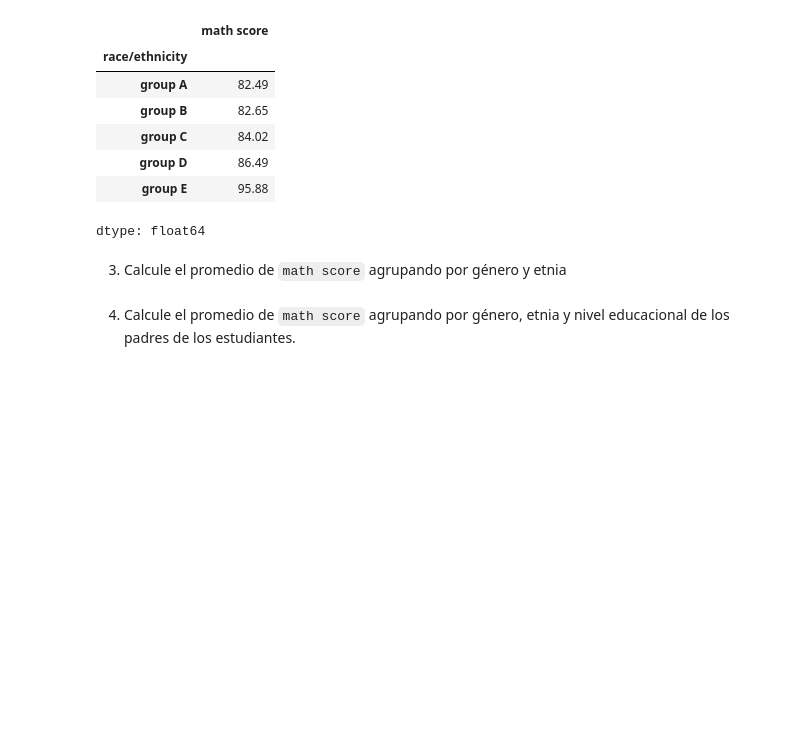
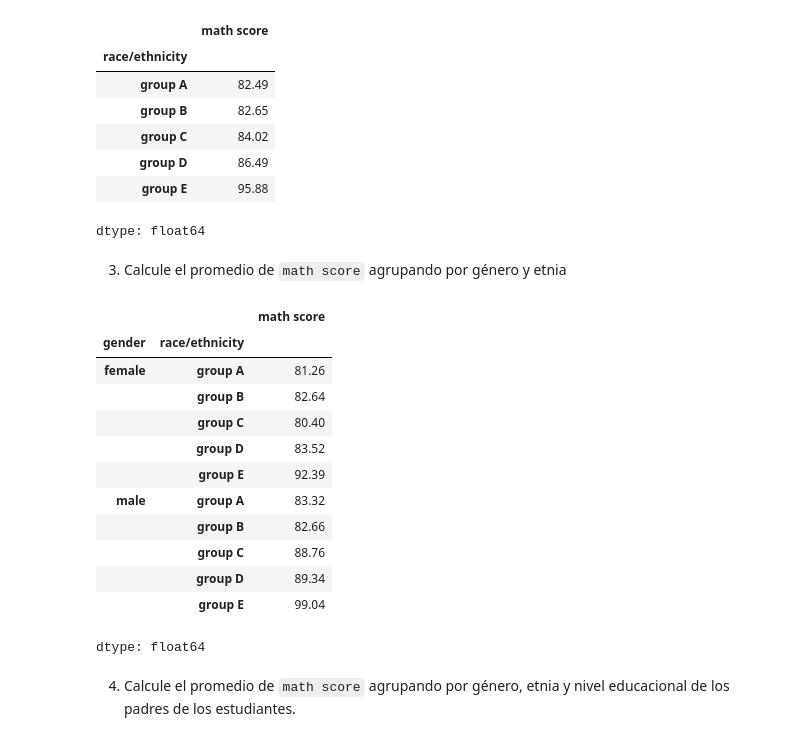
Before and after one commit to tomasleale/data, a Jupyter notebook: Lab4.ipynb, the cells around one changed output. Saved outputs shown, nothing was run; the diff lists cells and outputs as text; code cells hidden in the pictures; blank space fills up the shorter version.

```diff
--- a/Lab4.ipynb
+++ b/Lab4.ipynb
@@ -89,2 +87,19 @@ dtype: float64
+# %%
+# Código aqui
+df_limpio.groupby(['gender', 'race/ethnicity'])['math score'].mean().round(2)
+# %% [output]
+|  |  | math score |
+| gender | race/ethnicity |  |
+| female | group A | 81.26 |
+|  | group B | 82.64 |
+|  | group C | 80.40 |
+|  | group D | 83.52 |
+|  | group E | 92.39 |
+| male | group A | 83.32 |
+|  | group B | 82.66 |
+|  | group C | 88.76 |
+|  | group D | 89.34 |
+|  | group E | 99.04 |
+dtype: float64
 # %% [markdown]
 4. Calcule el promedio de `math score` agrupando por género, etnia y nivel educacional de los padres de los estudiantes.
```
Also changed, not shown: parts of 10 cells of this notebook.
